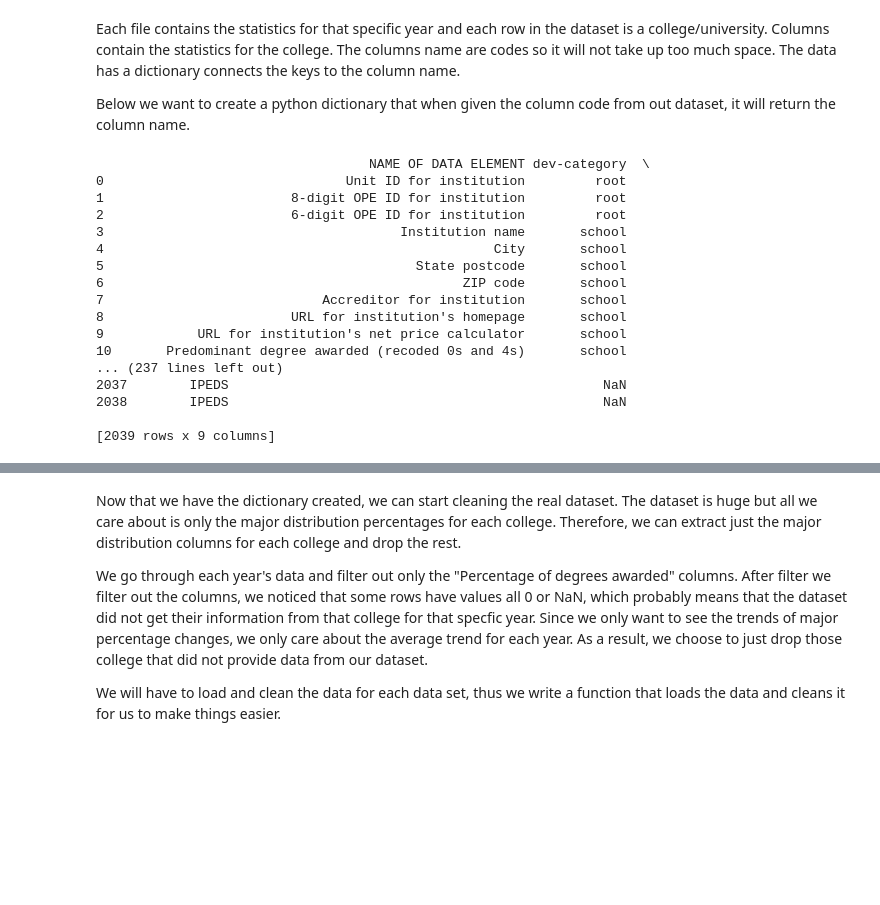
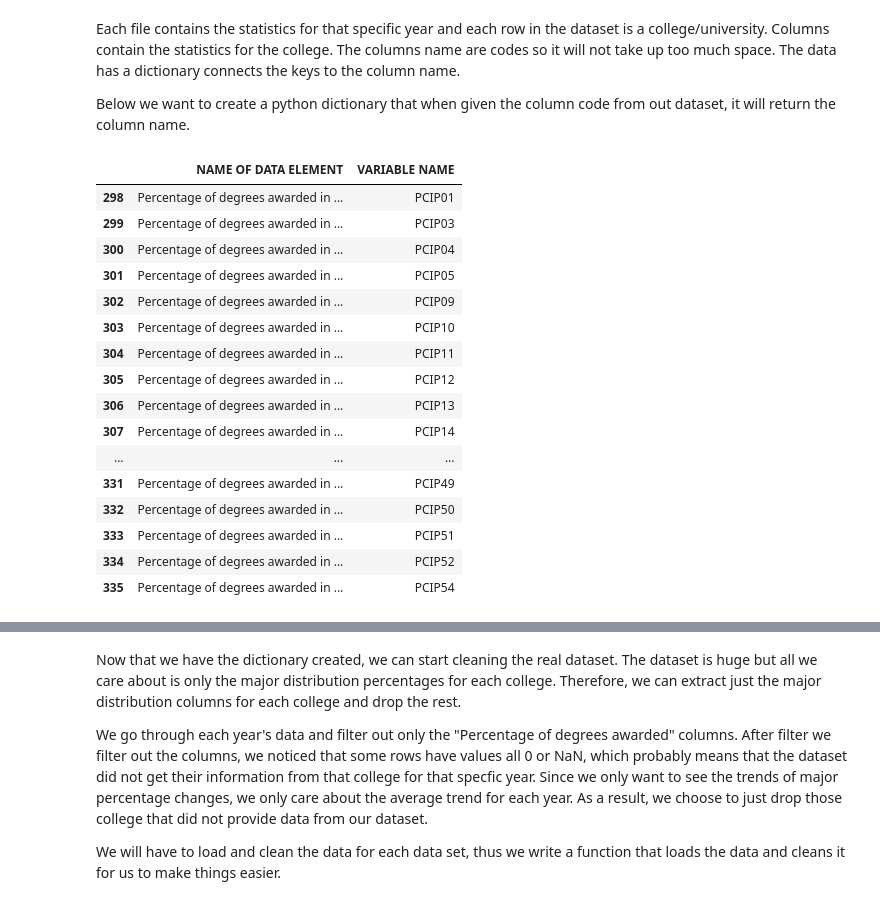
Before and after one commit to jeffreywu1996/COGS108-Project, a Jupyter notebook: Data Cleaning.ipynb, the cells around one changed output, grey strips where cells are left out. Saved outputs shown, nothing was run; the diff lists cells and outputs as text; code cells hidden in the pictures; blank space fills up the shorter version.

```diff
--- a/Data Cleaning.ipynb
+++ b/Data Cleaning.ipynb
@@ -66,38 +66,38 @@ Below we want to create a python dictionary that when given the column code from
 # %%
 DICT_F = "data/CollegeScorecardDataDictionary.xlsx"
 
 xls = pd.ExcelFile(DICT_F)
 df = pd.read_excel(xls, sheet_name='data_dictionary')
 
-print (df)
 # Drop all rows that do not have the KEY_PHRASE
 KEY_PHRASE = "Percentage of degrees awarded"
 df = df[df['dev-category'] == 'academics']
 df = df[df['NAME OF DATA ELEMENT'].str.contains(KEY_PHRASE)]
 
 # Drop columns that we do not care about
 columns_to_keep = ['NAME OF DATA ELEMENT', 'VARIABLE NAME']
 df_dict = df[columns_to_keep]
 
 # df_dict now contains ['Name of data', 'Variable name']
+df_dict
 # %% [output]
-                                   NAME OF DATA ELEMENT dev-category  \
-0                               Unit ID for institution         root
-1                        8-digit OPE ID for institution         root
-2                        6-digit OPE ID for institution         root
-3                                      Institution name       school
-4                                                  City       school
-5                                        State postcode       school
-6                                              ZIP code       school
-7                            Accreditor for institution       school
-8                        URL for institution's homepage       school
-9            URL for institution's net price calculator       school
-10       Predominant degree awarded (recoded 0s and 4s)       school
-... (237 lines left out)
-2037        IPEDS                                                NaN
-2038        IPEDS                                                NaN
-
-[2039 rows x 9 columns]
+|  | NAME OF DATA ELEMENT | VARIABLE NAME |
+| 298 | Percentage of degrees awarded in ... | PCIP01 |
+| 299 | Percentage of degrees awarded in ... | PCIP03 |
+| 300 | Percentage of degrees awarded in ... | PCIP04 |
+| 301 | Percentage of degrees awarded in ... | PCIP05 |
+| 302 | Percentage of degrees awarded in ... | PCIP09 |
+| 303 | Percentage of degrees awarded in ... | PCIP10 |
+| 304 | Percentage of degrees awarded in ... | PCIP11 |
+| 305 | Percentage of degrees awarded in ... | PCIP12 |
+| 306 | Percentage of degrees awarded in ... | PCIP13 |
+| 307 | Percentage of degrees awarded in ... | PCIP14 |
+| ... | ... | ... |
+| 331 | Percentage of degrees awarded in ... | PCIP49 |
+| 332 | Percentage of degrees awarded in ... | PCIP50 |
+| 333 | Percentage of degrees awarded in ... | PCIP51 |
+| 334 | Percentage of degrees awarded in ... | PCIP52 |
+| 335 | Percentage of degrees awarded in ... | PCIP54 |
 # %%
 # Create a dictionary that has variable name as key, and major name as value
 var_ls  = df_dict['VARIABLE NAME']
```
Also changed, not shown: parts of 12 cells of this notebook.
